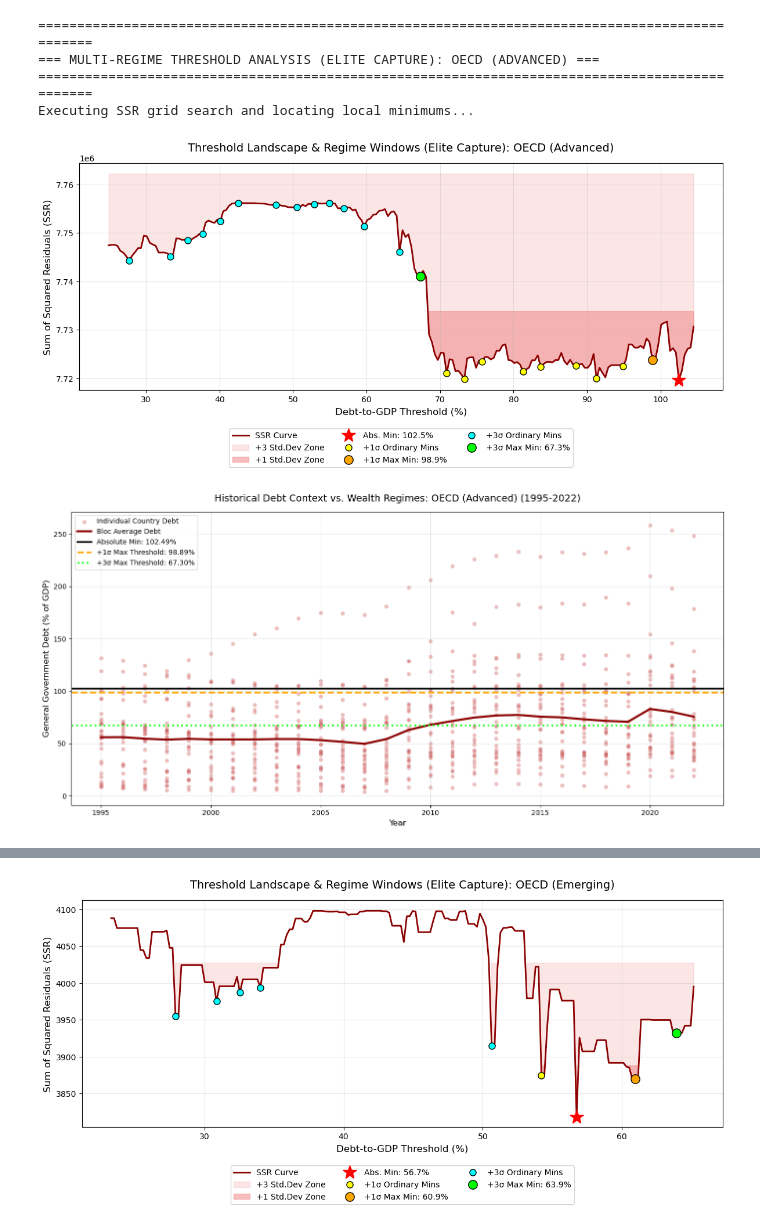
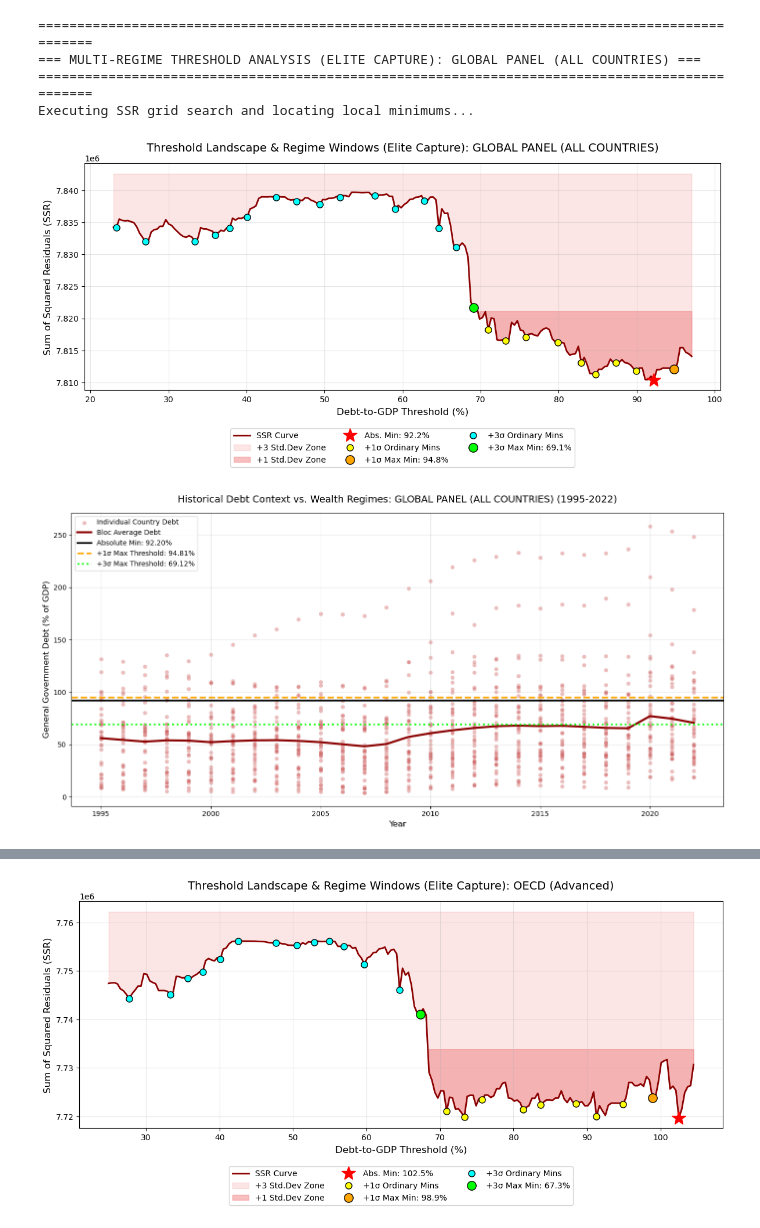
Before and after one commit to ZoRRoVI/220721010110-Bachelor-Thesis, a Jupyter notebook: notebooks/11_Threshold_Regimes_and_Exposure_Wealth.ipynb, the cells around one changed output, grey strips where cells are left out. Saved outputs shown, nothing was run; the diff lists cells and outputs as text; code cells hidden in the pictures.

```diff
--- a/notebooks/11_Threshold_Regimes_and_Exposure_Wealth.ipynb
+++ b/notebooks/11_Threshold_Regimes_and_Exposure_Wealth.ipynb
@@ -182,53 +182,59 @@ def analyze_threshold_regimes_wealth(data, bloc_name):
 
     def generate_era_table(df_era, era_label):
         if df_era.empty: return
-        mean_debt = df_era.groupby(level='Country Name')[DEBT_VAR].mean()
+
+        # CHANGED TO CURRENT DEBT
+        current_debt = df_era.groupby(level='Country Name')[DEBT_VAR].last()
+
         mean_wealth_ratio = df_era.groupby(level='Country Name')[Y_VAR].mean()
         mean_gdp = df_era.groupby(level='Country Name')['GDP growth (annual %)'].mean()
 
-        # Base Table includes Debt, Wealth Ratio, and GDP Growth for comprehensive tracking
         table = pd.DataFrame({
-            'Avg Debt (%)': mean_debt.round(2),
+            'Current Debt (%)': current_debt.round(2),
             'Avg Elite Ratio': mean_wealth_ratio.round(2),
             'Avg GDP Growth (%)': mean_gdp.round(2)
         })
 
-        table[f'> Abs Min ({best_gamma:.1f}%)'] = (mean_debt > best_gamma).map({True: 'YES', False: 'NO'})
+        table[f'> Abs Min ({best_gamma:.1f}%)'] = (current_debt > best_gamma).map({True: 'YES', False: 'NO'})
 
         if max_1sd:
-            table[f'> Max +1σ ({max_1sd[0]:.1f}%)'] = (mean_debt > max_1sd[0]).map({True: 'YES', False: 'NO'})
+            table[f'> Max +1σ ({max_1sd[0]:.1f}%)'] = (current_debt > max_1sd[0]).map({True: 'YES', False: 'NO'})
         if max_3sd:
-            table[f'> Max +3σ ({max_3sd[0]:.1f}%)'] = (mean_debt > max_3sd[0]).map({True: 'YES', False: 'NO'})
+            table[f'> Max +3σ ({max_3sd[0]:.1f}%)'] = (current_debt > max_3sd[0]).map({True: 'YES', False: 'NO'})
 
         print(f"\n{'='*25} ERA: {era_label} {'='*25}")
         print(table.to_string())
 
         clean_name = bloc_name.replace(' ', '_').replace('(', '').replace(')', '')
         clean_era = era_label.split()[0].replace('-', '_')
         csv_filename = PROCESSED_DIR / f"Exposure_Wealth_{clean_name}_{clean_era}.csv"
 
         table.to_csv(csv_filename)
         print(f"--> Saved data to: {csv_filename}")
 
     era1_data = reg_data.loc[(slice(None), slice(1995, 2008)), :]
     era2_data = reg_data.loc[(slice(None), slice(2009, 2022)), :]
 
     generate_era_table(era1_data, "1995-2008 (PRE-CRISIS)")
     generate_era_table(era2_data, "2009-2022 (POST-CRISIS)")
     print("="*95 + "\n")
 
 # ==============================================================================
 # 3. EXECUTE FOR CORE BLOCS
 # ==============================================================================
 if __name__ == "__main__":
+    # 1. RUN GLOBAL BASELINE (All Countries Combined)
+    analyze_threshold_regimes_wealth(df, "GLOBAL PANEL (ALL COUNTRIES)")
+
+    # 2. RUN INDIVIDUAL BLOCS
     for bloc in ['OECD (Advanced)', 'OECD (Emerging)', 'BRICS (Developing)']:
         df_bloc = df[df['Economic_Bloc'] == bloc]
         analyze_threshold_regimes_wealth(df_bloc, bloc)
 # %% [output]
 ===============================================================================================
-=== MULTI-REGIME THRESHOLD ANALYSIS (ELITE CAPTURE): OECD (ADVANCED) ===
+=== MULTI-REGIME THRESHOLD ANALYSIS (ELITE CAPTURE): GLOBAL PANEL (ALL COUNTRIES) ===
 ===============================================================================================
 Executing SSR grid search and locating local minimums...
-[figure, old version]
+[figure, new version]
-[figure, old version]
+[figure, new version]
 ------------------------------------------------------------------------------------------
@@ -249,3 +255,3 @@ Czech Republic         21.31            11.12                3.45
 ===============================================================================================
 Executing SSR grid search and locating local minimums...
-[figure, old version]
+[figure, new version]
```
Also changed, not shown: parts of 1 cell of this notebook, 28 other files.
